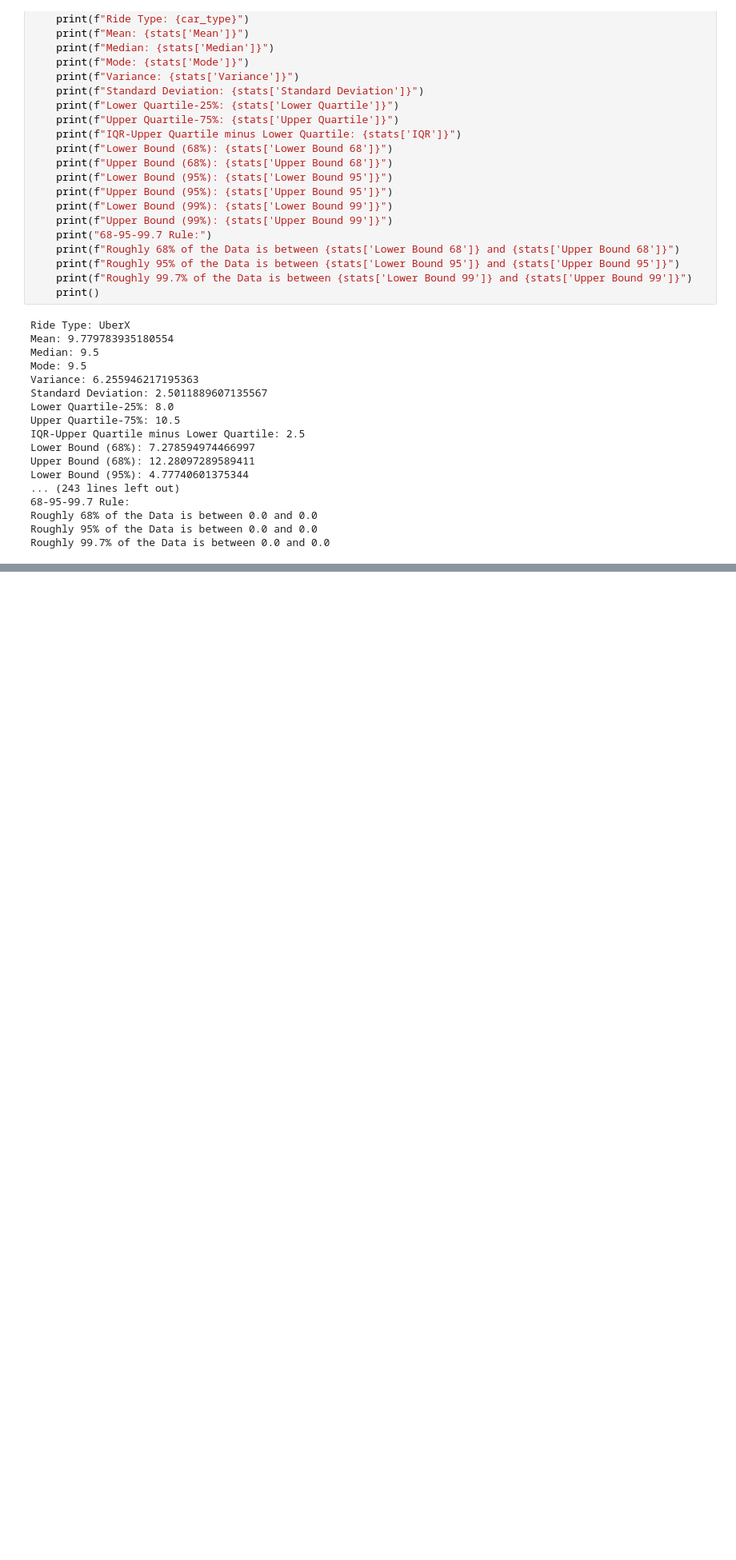
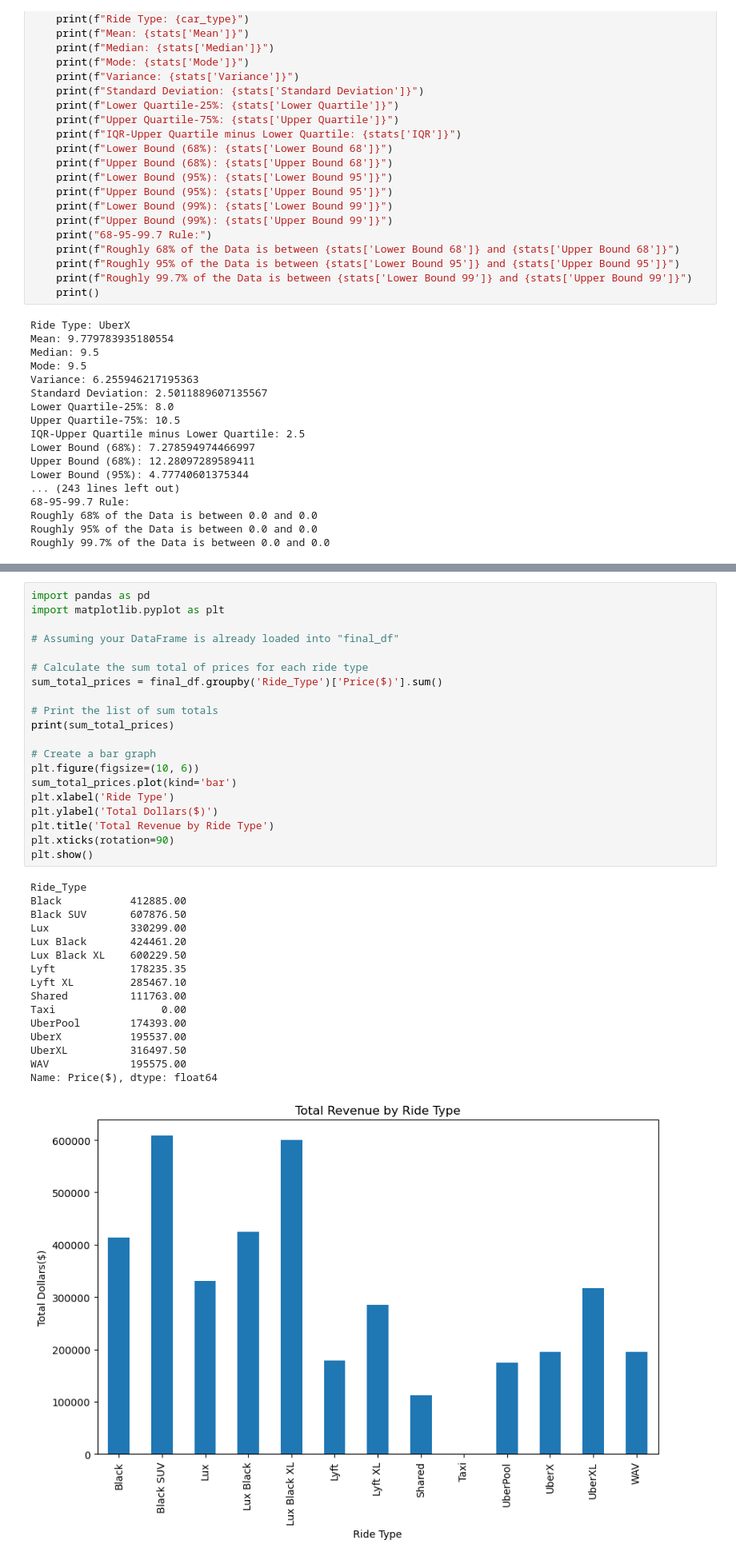
Before and after one commit to marnaji/Project-1, a Jupyter notebook: main.ipynb, the cells around one changed output, grey strips where cells are left out. Shown at 80% size. Saved outputs shown, nothing was run; the diff lists cells and outputs as text; blank space fills up the shorter version.

```diff
--- a/main.ipynb
+++ b/main.ipynb
@@ -1368,0 +1888,37 @@ Roughly 99.7% of the Data is between 0.0 and 0.0
+# %%
+import pandas as pd
+import matplotlib.pyplot as plt
+
+# Assuming your DataFrame is already loaded into "final_df"
+
+# Calculate the sum total of prices for each ride type
+sum_total_prices = final_df.groupby('Ride_Type')['Price($)'].sum()
+
+# Print the list of sum totals
+print(sum_total_prices)
+
+# Create a bar graph
+plt.figure(figsize=(10, 6))
+sum_total_prices.plot(kind='bar')
+plt.xlabel('Ride Type')
+plt.ylabel('Total Dollars($)')
+plt.title('Total Revenue by Ride Type')
+plt.xticks(rotation=90)
+plt.show()
+# %% [output]
+Ride_Type
+Black           412885.00
+Black SUV       607876.50
+Lux             330299.00
+Lux Black       424461.20
+Lux Black XL    600229.50
+Lyft            178235.35
+Lyft XL         285467.10
+Shared          111763.00
+Taxi                 0.00
+UberPool        174393.00
+UberX           195537.00
+UberXL          316497.50
+WAV             195575.00
+Name: Price($), dtype: float64
+[figure, added]
```
Also changed, not shown: parts of 45 cells of this notebook.
